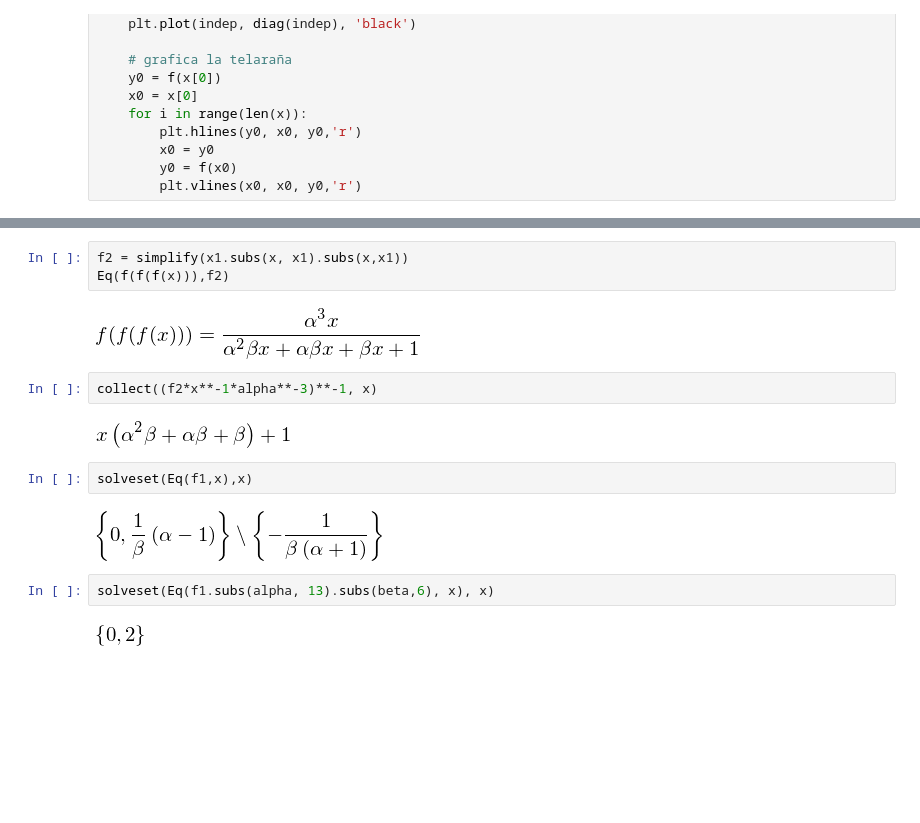
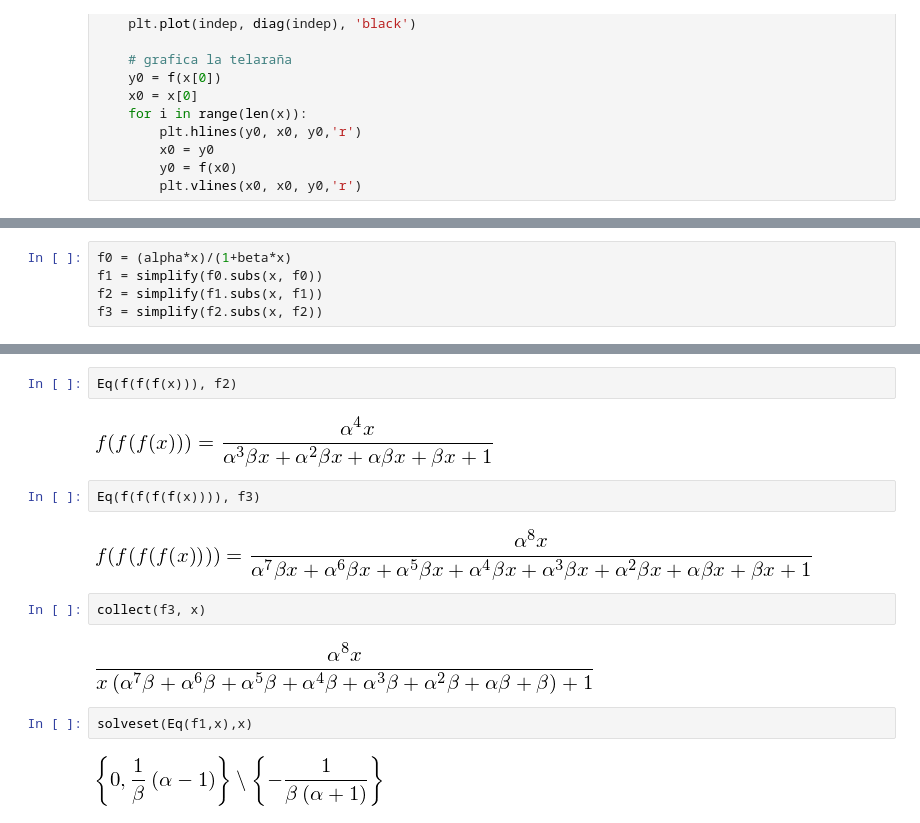
Before and after one commit to rgarcia-herrera/sistemas-dinamicos, a Jupyter notebook: Glass et Pasternack.ipynb, the cells around one changed output, grey strips where cells are left out. Drawn from its saved outputs; the diff is of its cells as text; blank space fills up the shorter version.

```diff
--- a/Glass et Pasternack.ipynb
+++ b/Glass et Pasternack.ipynb
@@ -78,0 +72,5 @@ ff
+# %%
+f0 = (alpha*x)/(1+beta*x)
+f1 = simplify(f0.subs(x, f0))
+f2 = simplify(f1.subs(x, f1))
+f3 = simplify(f2.subs(x, f2))
@@ -83,19 +83,18 @@ Eq(f(f(x)),f1)
 # %% [output]
 [figure]
 # %%
-f2 = simplify(x1.subs(x, x1).subs(x,x1))
-Eq(f(f(f(x))),f2)
+Eq(f(f(f(x))), f2)
 # %% [output]
-[figure, old version]
+[figure, new version]
-# %%
-collect((f2*x**-1*alpha**-3)**-1, x)
-# %% [output]
-[figure, removed]
+# %%
+Eq(f(f(f(f(x)))), f3)
+# %% [output]
+[figure, added]
+# %%
+collect(f3, x)
+# %% [output]
+[figure, added]
 # %%
 solveset(Eq(f1,x),x)
 # %% [output]
 [figure]
-# %%
-solveset(Eq(f1.subs(alpha, 13).subs(beta,6), x), x)
-# %% [output]
-[figure, removed]
```
Also changed, not shown: parts of 5 cells of this notebook.
